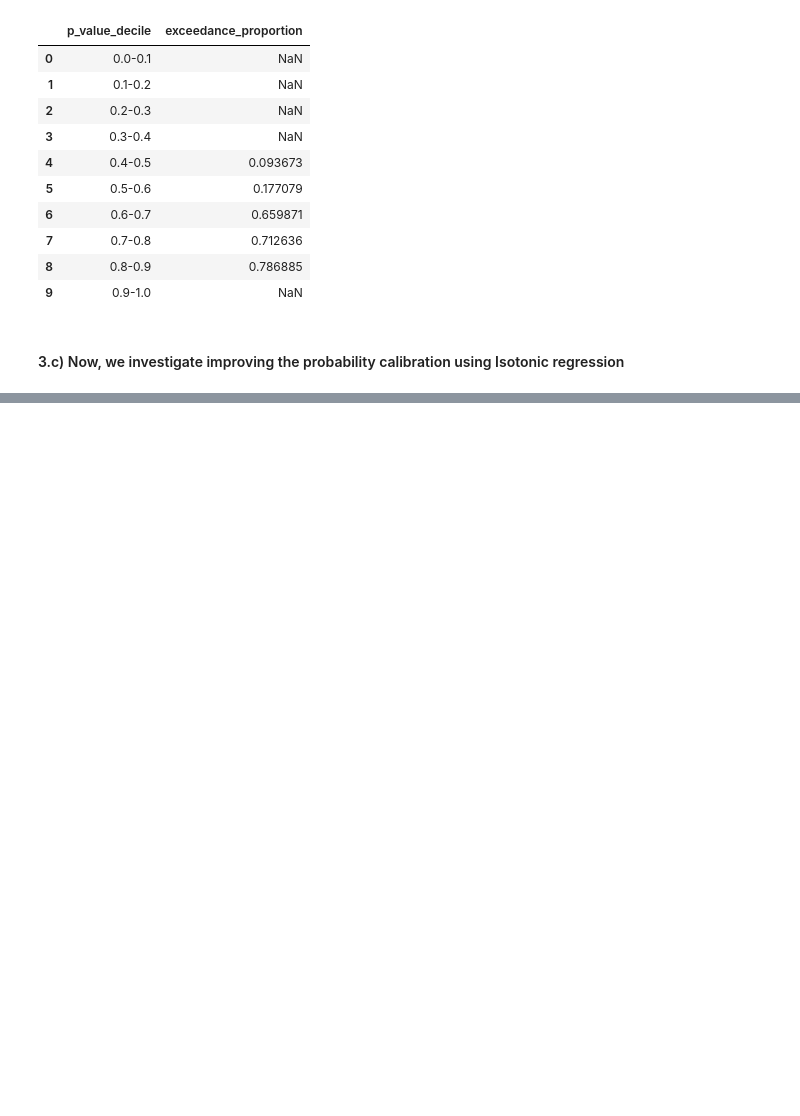
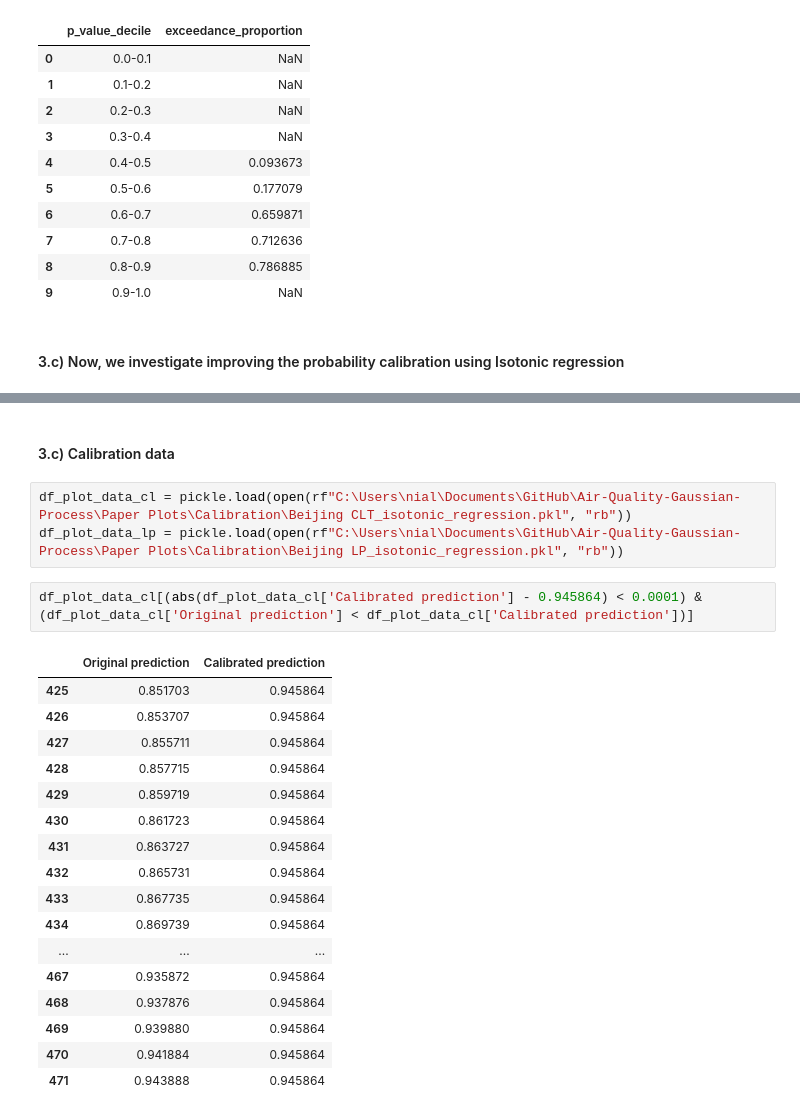
Before and after one commit to enussl/Air-Quality-Gaussian-Process, a Jupyter notebook: Current Code/beijing-calibration-analysis.ipynb, the cells around one changed output, grey strips where cells are left out. Saved outputs shown, nothing was run; the diff lists cells and outputs as text; blank space fills up the shorter version.

```diff
--- a/Current Code/beijing-calibration-analysis.ipynb
+++ b/Current Code/beijing-calibration-analysis.ipynb
@@ -1018,2 +1067,27 @@ Brier score after calibration: 0.1688
 [figure]
 [figure]
+# %% [markdown]
+#### 3.c) Calibration data
+# %%
+df_plot_data_cl = pickle.load(open(rf"C:\Users\nial\Documents\GitHub\Air-Quality-Gaussian-Process\Paper Plots\Calibration\Beijing CLT_isotonic_regression.pkl", "rb"))
+df_plot_data_lp = pickle.load(open(rf"C:\Users\nial\Documents\GitHub\Air-Quality-Gaussian-Process\Paper Plots\Calibration\Beijing LP_isotonic_regression.pkl", "rb"))
+# %%
+df_plot_data_cl[(abs(df_plot_data_cl['Calibrated prediction'] - 0.945864) < 0.0001) & (df_plot_data_cl['Original prediction'] < df_plot_data_cl['Calibrated prediction'])]
+# %% [output]
+|  | Original prediction | Calibrated prediction |
+| 425 | 0.851703 | 0.945864 |
+| 426 | 0.853707 | 0.945864 |
+| 427 | 0.855711 | 0.945864 |
+| 428 | 0.857715 | 0.945864 |
+| 429 | 0.859719 | 0.945864 |
+| 430 | 0.861723 | 0.945864 |
+| 431 | 0.863727 | 0.945864 |
+| 432 | 0.865731 | 0.945864 |
+| 433 | 0.867735 | 0.945864 |
+| 434 | 0.869739 | 0.945864 |
+| ... | ... | ... |
+| 467 | 0.935872 | 0.945864 |
+| 468 | 0.937876 | 0.945864 |
+| 469 | 0.939880 | 0.945864 |
+| 470 | 0.941884 | 0.945864 |
+| 471 | 0.943888 | 0.945864 |
```
Also changed, not shown: parts of 6 cells of this notebook, 10 other files.
